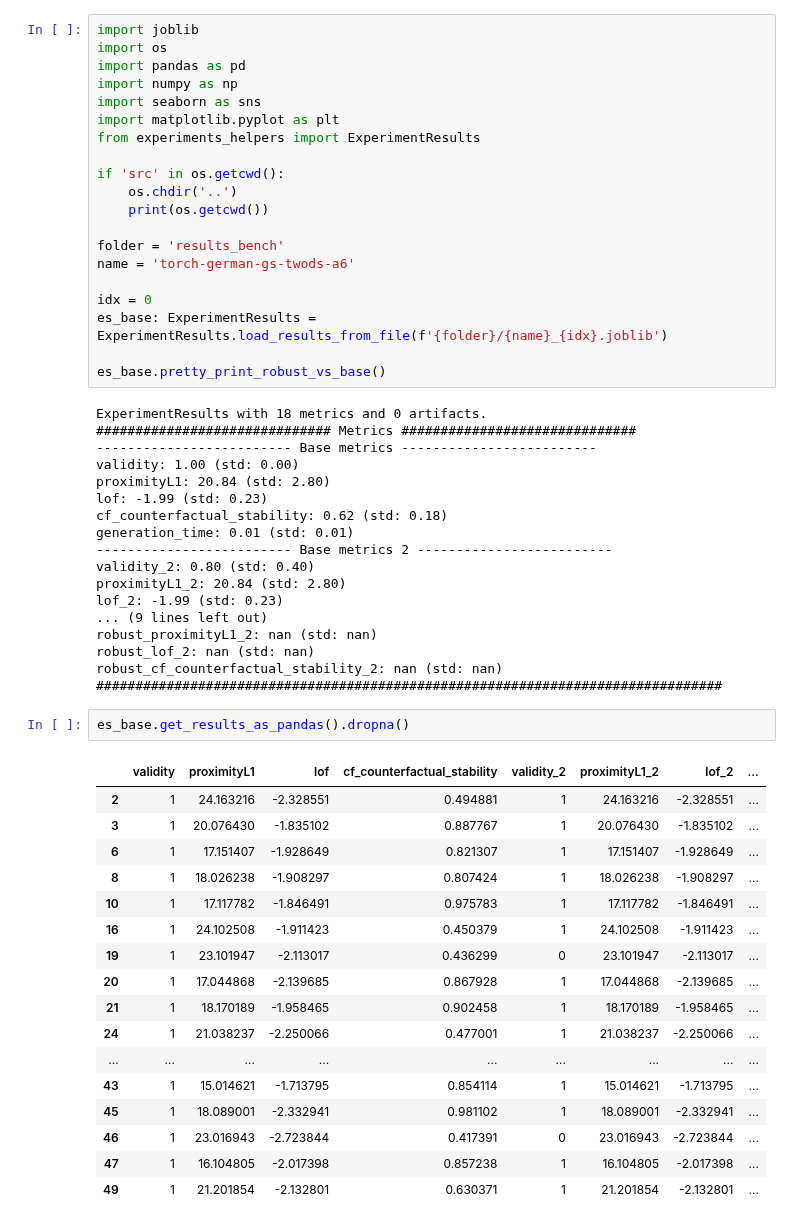
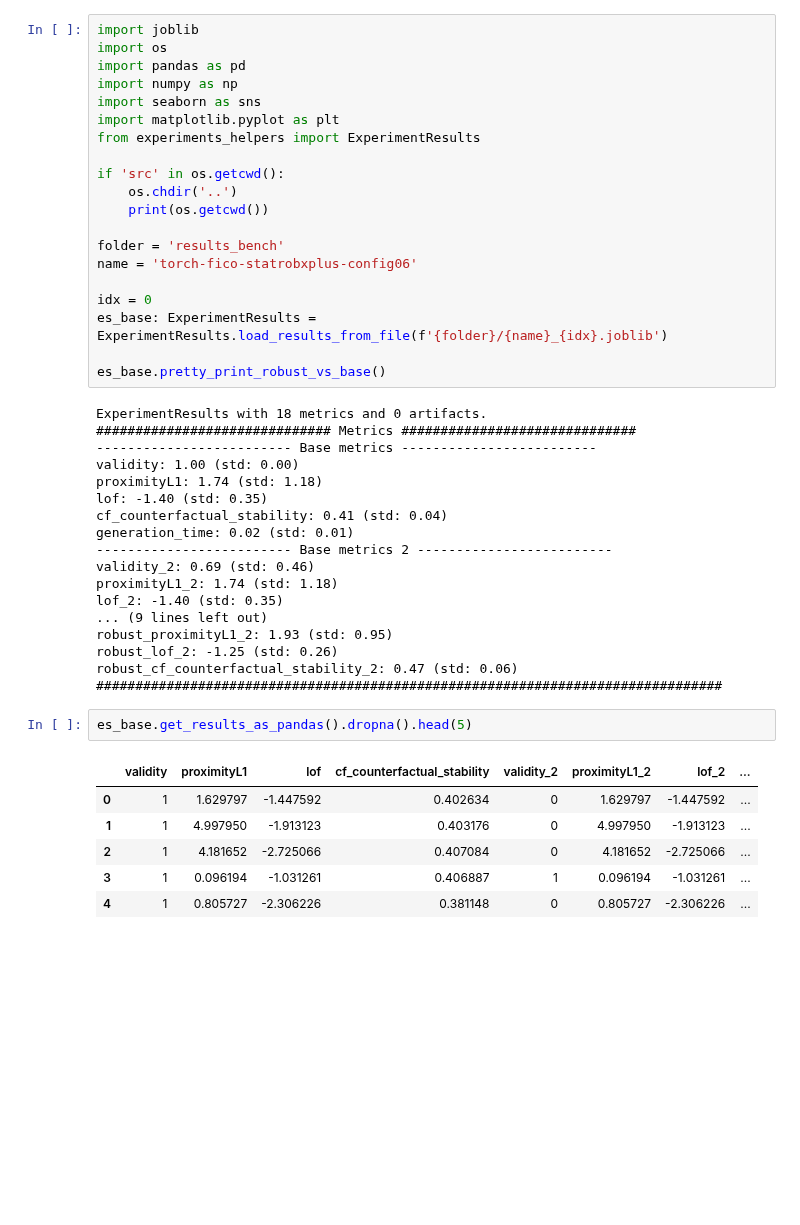
Before and after one commit to istepka/betarce, a Jupyter notebook: src/results_analysis2.ipynb, the cells around one changed output. Saved outputs shown, nothing was run; the diff lists cells and outputs as text; blank space fills up the shorter version.

Commit message:
Add statrobxplus

```diff
--- a/src/results_analysis2.ipynb
+++ b/src/results_analysis2.ipynb
@@ -12,7 +12,7 @@ if 'src' in os.getcwd():
     print(os.getcwd())
 
 folder = 'results_bench'
-name = 'torch-german-gs-twods-a6'
+name = 'torch-fico-statrobxplus-config06'
 
 idx = 0
 es_base: ExperimentResults = ExperimentResults.load_results_from_file(f'{folder}/{name}_{idx}.joblib')
@@ -23,39 +23,28 @@ ExperimentResults with 18 metrics and 0 artifacts.
 ############################## Metrics ##############################
 ------------------------- Base metrics -------------------------
 validity: 1.00 (std: 0.00)
-proximityL1: 20.84 (std: 2.80)
-lof: -1.99 (std: 0.23)
-cf_counterfactual_stability: 0.62 (std: 0.18)
-generation_time: 0.01 (std: 0.01)
+proximityL1: 1.74 (std: 1.18)
+lof: -1.40 (std: 0.35)
+cf_counterfactual_stability: 0.41 (std: 0.04)
+generation_time: 0.02 (std: 0.01)
 ------------------------- Base metrics 2 -------------------------
-validity_2: 0.80 (std: 0.40)
-proximityL1_2: 20.84 (std: 2.80)
-lof_2: -1.99 (std: 0.23)
+validity_2: 0.69 (std: 0.46)
+proximityL1_2: 1.74 (std: 1.18)
+lof_2: -1.40 (std: 0.35)
 ... (9 lines left out)
-robust_proximityL1_2: nan (std: nan)
-robust_lof_2: nan (std: nan)
-robust_cf_counterfactual_stability_2: nan (std: nan)
+robust_proximityL1_2: 1.93 (std: 0.95)
+robust_lof_2: -1.25 (std: 0.26)
+robust_cf_counterfactual_stability_2: 0.47 (std: 0.06)
 ################################################################################
 # %%
-es_base.get_results_as_pandas().dropna()
+es_base.get_results_as_pandas().dropna().head(5)
 # %% [output]
 |  | validity | proximityL1 | lof | cf_counterfactual_stability | validity_2 | proximityL1_2 | lof_2 | ... |
-| 2 | 1 | 24.163216 | -2.328551 | 0.494881 | 1 | 24.163216 | -2.328551 | ... |
-| 3 | 1 | 20.076430 | -1.835102 | 0.887767 | 1 | 20.076430 | -1.835102 | ... |
-| 6 | 1 | 17.151407 | -1.928649 | 0.821307 | 1 | 17.151407 | -1.928649 | ... |
-| 8 | 1 | 18.026238 | -1.908297 | 0.807424 | 1 | 18.026238 | -1.908297 | ... |
-| 10 | 1 | 17.117782 | -1.846491 | 0.975783 | 1 | 17.117782 | -1.846491 | ... |
-| 16 | 1 | 24.102508 | -1.911423 | 0.450379 | 1 | 24.102508 | -1.911423 | ... |
-| 19 | 1 | 23.101947 | -2.113017 | 0.436299 | 0 | 23.101947 | -2.113017 | ... |
-| 20 | 1 | 17.044868 | -2.139685 | 0.867928 | 1 | 17.044868 | -2.139685 | ... |
-| 21 | 1 | 18.170189 | -1.958465 | 0.902458 | 1 | 18.170189 | -1.958465 | ... |
-| 24 | 1 | 21.038237 | -2.250066 | 0.477001 | 1 | 21.038237 | -2.250066 | ... |
-| ... | ... | ... | ... | ... | ... | ... | ... | ... |
-| 43 | 1 | 15.014621 | -1.713795 | 0.854114 | 1 | 15.014621 | -1.713795 | ... |
-| 45 | 1 | 18.089001 | -2.332941 | 0.981102 | 1 | 18.089001 | -2.332941 | ... |
-| 46 | 1 | 23.016943 | -2.723844 | 0.417391 | 0 | 23.016943 | -2.723844 | ... |
-| 47 | 1 | 16.104805 | -2.017398 | 0.857238 | 1 | 16.104805 | -2.017398 | ... |
-| 49 | 1 | 21.201854 | -2.132801 | 0.630371 | 1 | 21.201854 | -2.132801 | ... |
+| 0 | 1 | 1.629797 | -1.447592 | 0.402634 | 0 | 1.629797 | -1.447592 | ... |
+| 1 | 1 | 4.997950 | -1.913123 | 0.403176 | 0 | 4.997950 | -1.913123 | ... |
+| 2 | 1 | 4.181652 | -2.725066 | 0.407084 | 0 | 4.181652 | -2.725066 | ... |
+| 3 | 1 | 0.096194 | -1.031261 | 0.406887 | 1 | 0.096194 | -1.031261 | ... |
+| 4 | 1 | 0.805727 | -2.306226 | 0.381148 | 0 | 0.805727 | -2.306226 | ... |
 # %%
 res = es_base.get_results_as_pandas()
 res = res.dropna() #TODO investigate what causes nulls
```
Also changed, not shown: parts of 4 cells of this notebook, 10 other files.
